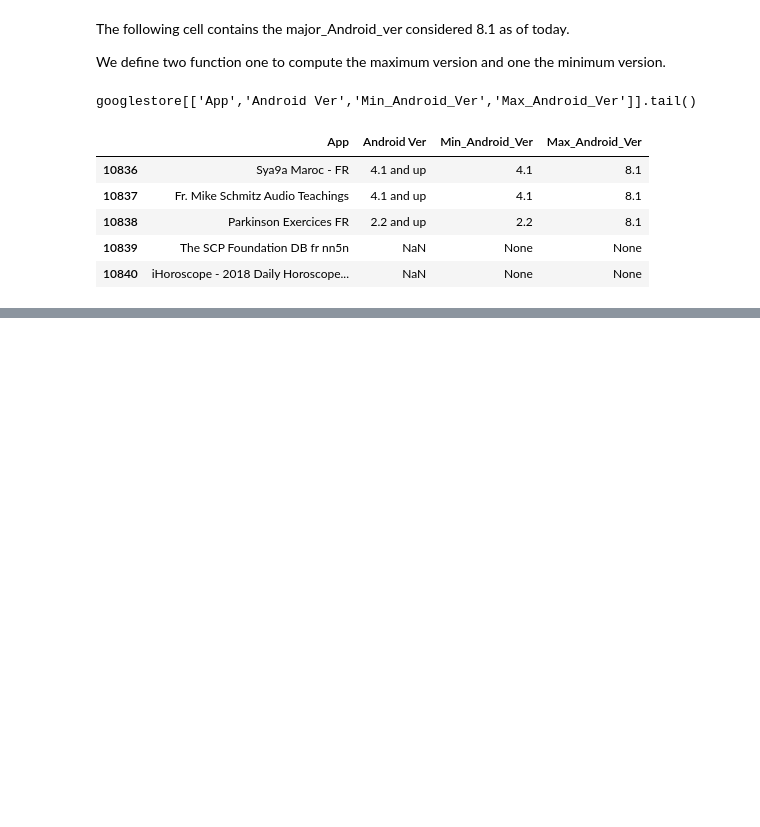
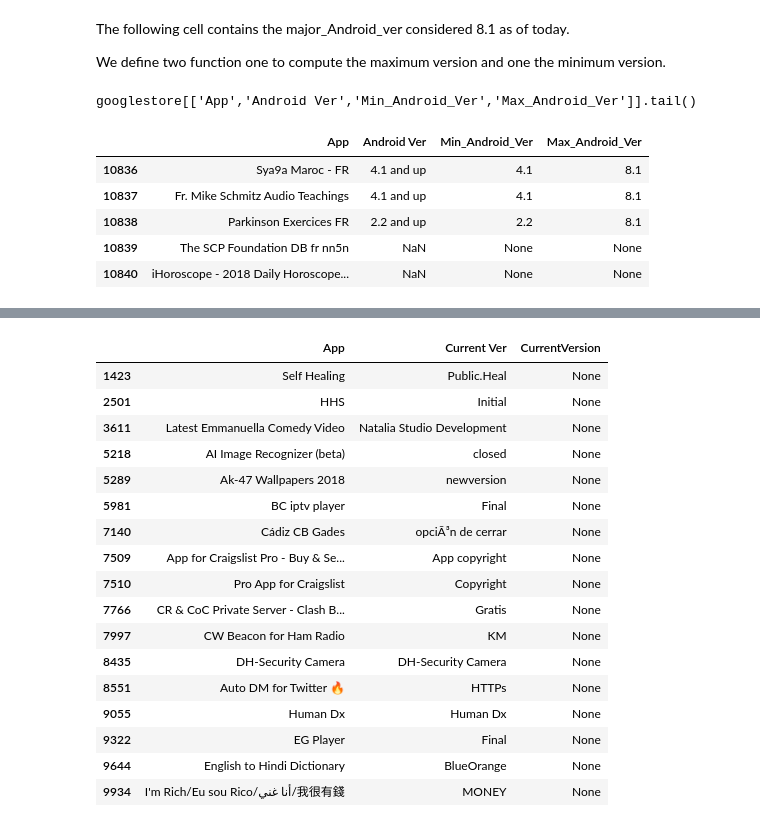
Before and after one commit to pkasela/FCS-Final_Project_846965, a Jupyter notebook: Solution_For_Exam.ipynb, the cells around one changed output, grey strips where cells are left out. Cells and saved outputs as stored; diff of their text form; code cells hidden in the pictures; blank space fills up the shorter version.

```diff
--- a/Solution_For_Exam.ipynb
+++ b/Solution_For_Exam.ipynb
@@ -301,0 +311,17 @@ googlestore[googlestore['Current Ver'] == "3rd Release Aug 2016"]
+# %%
+#It will search for any string with the format num.num.num...
+#It should end with a number, can also not have a dot for example a new app can have version 1 and
+#not necessarily 1.0
+currentVer = re.compile('(?P<ver>[\d+\.]*\d)')
+
+def convertCurrentVer(version):
+    #Since we checked that there are some NaN values
+    if pd.isnull(version):
+        return None
+    CurVer=currentVer.search(version)
+    if CurVer is not None:
+        return CurVer.group('ver')
+    else:
+        return None
+# %%
+googlestore['CurrentVersion']=googlestore['Current Ver'].apply(convertCurrentVer)
@@ -301,0 +338,22 @@ googlestore[googlestore['Current Ver'] == "3rd Release Aug 2016"]
+# %%
+#checking why some non null Current Ver were converted to None
+googlestore[googlestore.CurrentVersion.isnull() & ~googlestore['Current Ver'].isnull()][['App','Current Ver','CurrentVersion']]
+# %% [output]
+|  | App | Current Ver | CurrentVersion |
+| 1423 | Self Healing | Public.Heal | None |
+| 2501 | HHS | Initial | None |
+| 3611 | Latest Emmanuella Comedy Video | Natalia Studio Development | None |
+| 5218 | AI Image Recognizer (beta) | closed | None |
+| 5289 | Ak-47 Wallpapers 2018 | newversion | None |
+| 5981 | BC iptv player | Final | None |
+| 7140 | Cádiz CB Gades | opciÃ³n de cerrar | None |
+| 7509 | App for Craigslist Pro - Buy & Se... | App copyright | None |
+| 7510 | Pro App for Craigslist | Copyright | None |
+| 7766 | CR & CoC Private Server - Clash B... | Gratis | None |
+| 7997 | CW Beacon for Ham Radio | KM | None |
+| 8435 | DH-Security Camera | DH-Security Camera | None |
+| 8551 | Auto DM for Twitter 🔥 | HTTPs | None |
+| 9055 | Human Dx | Human Dx | None |
+| 9322 | EG Player | Final | None |
+| 9644 | English to Hindi Dictionary | BlueOrange | None |
+| 9934 | I'm Rich/Eu sou Rico/أنا غني/我很有錢 | MONEY | None |
```
Also changed, not shown: parts of 15 cells of this notebook.
